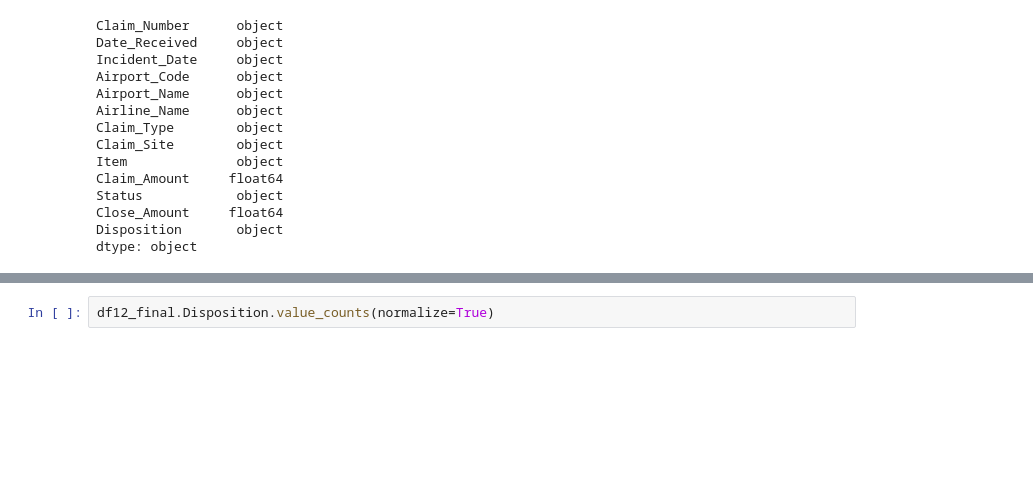
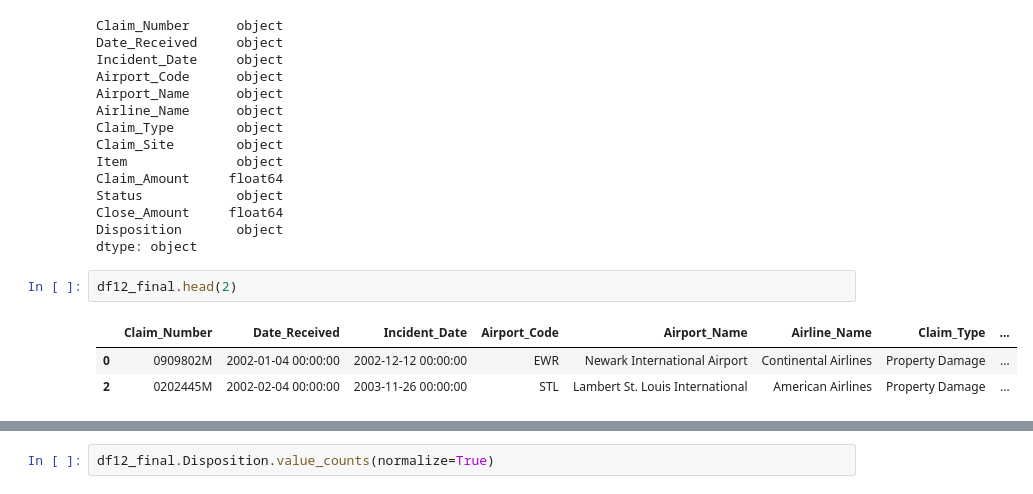
Before and after one commit to mzohaib10/tsa-claims, a Jupyter notebook: tsa-claims-outcome-classifier.ipynb, the cells around one changed output, grey strips where cells are left out. Cells and saved outputs as stored; diff of their text form; blank space fills up the shorter version.

Commit message:
fixed incident dates and date received

```diff
--- a/tsa-claims-outcome-classifier.ipynb
+++ b/tsa-claims-outcome-classifier.ipynb
@@ -355,3 +296,9 @@ Status            object
 Close_Amount     float64
 Disposition       object
 dtype: object
+# %%
+df12_final.head(2)
+# %% [output]
+|  | Claim_Number | Date_Received | Incident_Date | Airport_Code | Airport_Name | Airline_Name | Claim_Type | ... |
+| 0 | 0909802M | 2002-01-04 00:00:00 | 2002-12-12 00:00:00 | EWR | Newark International Airport | Continental Airlines | Property Damage | ... |
+| 2 | 0202445M | 2002-02-04 00:00:00 | 2003-11-26 00:00:00 | STL | Lambert St. Louis International | American Airlines | Property Damage | ... |
```
Also changed, not shown: parts of 33 cells of this notebook.
